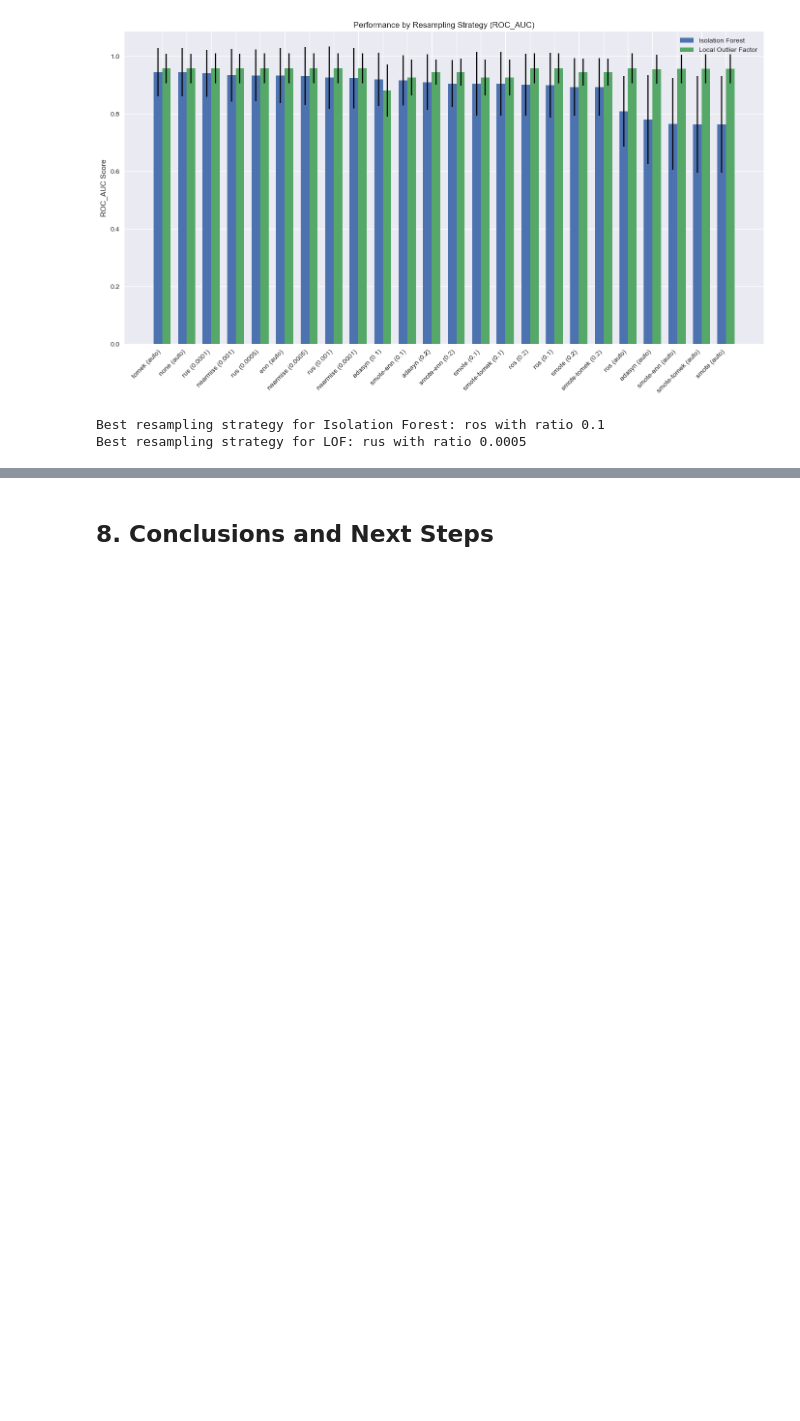
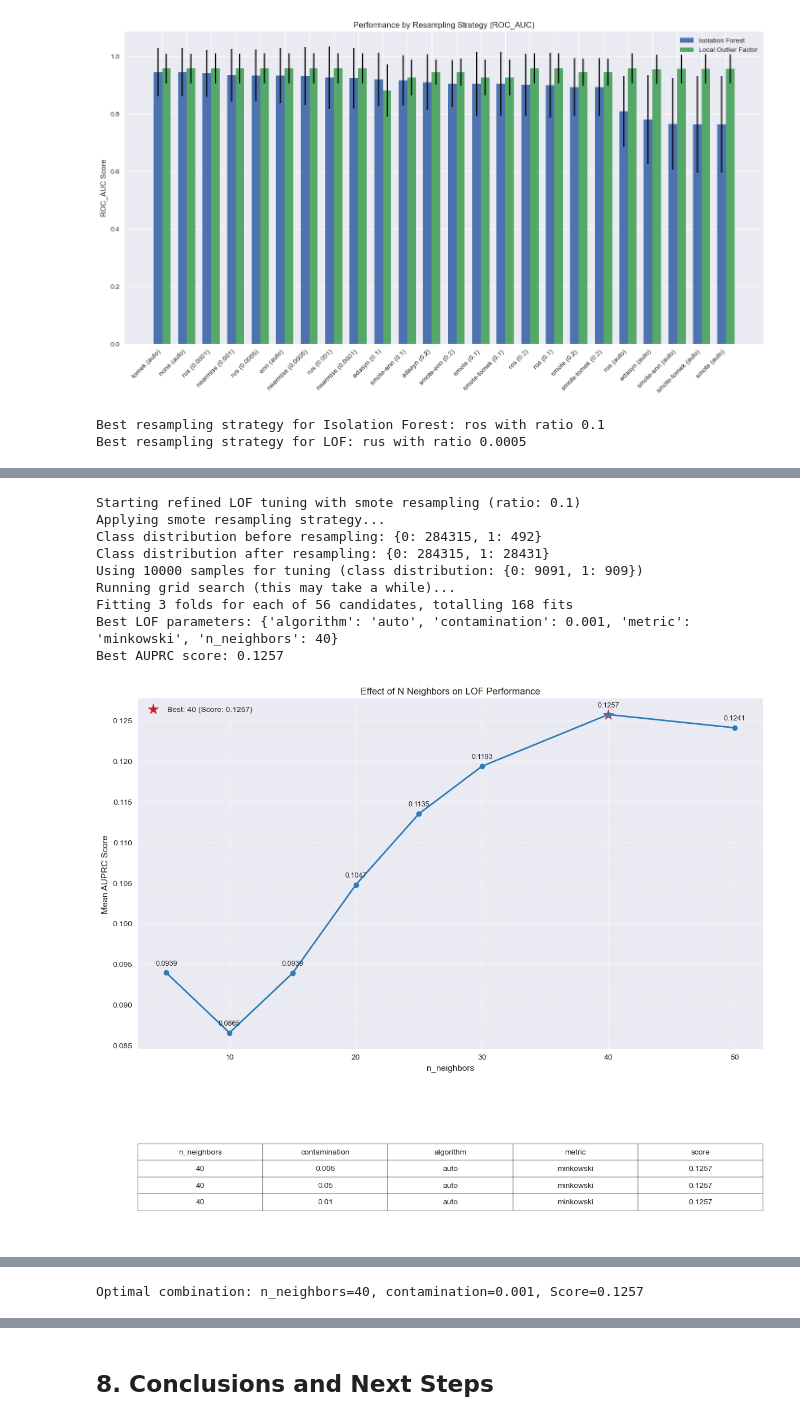
Before and after one commit to itxtx/credit_card_fraud_prediction, a Jupyter notebook: credit_card_fraud_analysis.ipynb, the cells around one changed output, grey strips where cells are left out. Drawn from its saved outputs; the diff is of its cells as text; code cells hidden in the pictures; blank space fills up the shorter version.

```diff
--- a/credit_card_fraud_analysis.ipynb
+++ b/credit_card_fraud_analysis.ipynb
@@ -416,0 +426,5 @@ plt_lof_contamination.show()
+# %%
+# Update config with optimal resampling settings
+config.USE_RESAMPLING = True
+config.RESAMPLING_STRATEGY = best_config['strategy']  # e.g., 'smote'
+config.SAMPLING_RATIO = best_config['sampling_ratio']  # e.g., 0.125
@@ -416,0 +447,45 @@ plt_lof_contamination.show()
+# %%
+# Import the new tuning functions
+from refined_lof_tuning import tune_lof_refined, plot_grid_search_results_enhanced, analyze_lof_hyperparameters
+
+# Define your best resampling strategy from previous step
+best_lof_strategy = 'smote'  # Replace with your actual best strategy
+best_lof_ratio = 0.1         # Replace with your actual best ratio
+
+# Run the refined LOF tuning (optionally with a sample for faster results)
+lof_params, lof_grid = tune_lof_refined(
+    X_preprocessed, y,
+    best_lof_strategy, best_lof_ratio,
+    config,
+    sample_size=10000  # Use fewer samples for faster tuning
+)
+
+# Visualize the effect of each parameter on model performance with enhanced plots
+plt_lof_neighbors = plot_grid_search_results_enhanced(
+    lof_grid, 'n_neighbors', 'Effect of N Neighbors on LOF Performance'
+)
+plt_lof_neighbors.show()
+
+plt_lof_contamination = plot_grid_search_results_enhanced(
+    lof_grid, 'contamination', 'Effect of Contamination on LOF Performance'
+)
+plt_lof_contamination.show()
+
+# Analyze parameter interactions
+interaction_plot = analyze_lof_hyperparameters(lof_grid)
+interaction_plot.show()
+
+# Update your config with optimal parameters
+config.LOF_N_NEIGHBORS = lof_params['n_neighbors']
+config.LOF_CONTAMINATION = lof_params['contamination']
+# %% [output]
+Starting refined LOF tuning with smote resampling (ratio: 0.1)
+Applying smote resampling strategy...
+Class distribution before resampling: {0: 284315, 1: 492}
+Class distribution after resampling: {0: 284315, 1: 28431}
+Using 10000 samples for tuning (class distribution: {0: 9091, 1: 909})
+Running grid search (this may take a while)...
+Fitting 3 folds for each of 56 candidates, totalling 168 fits
+Best LOF parameters: {'algorithm': 'auto', 'contamination': 0.001, 'metric': 'minkowski', 'n_neighbors': 40}
+Best AUPRC score: 0.1257
+[figure, added]
@@ -416,0 +493 @@ plt_lof_contamination.show()
+Optimal combination: n_neighbors=40, contamination=0.001, Score=0.1257
```
Also changed, not shown: parts of 12 cells of this notebook, 4 other files.
